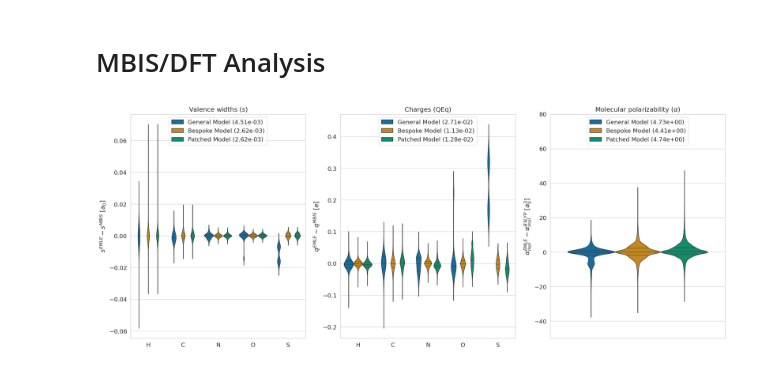
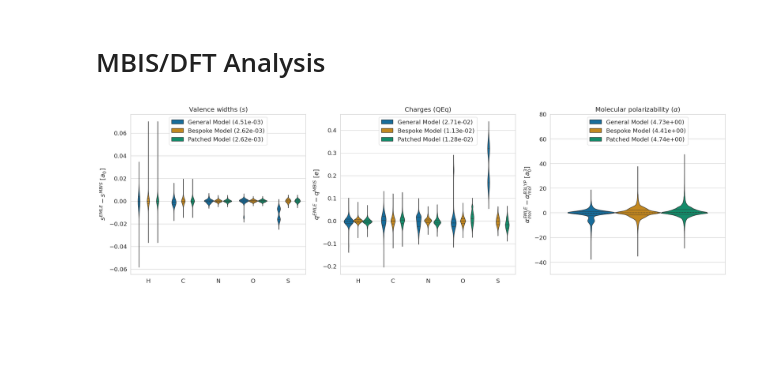
Before and after one commit to michellab/EMLE_HFE_SI, a Jupyter notebook: figures/model_performance/mbis_data/plot_mbis_qm_data.ipynb, the cells around one changed output. Saved outputs shown, nothing was run; the diff lists cells and outputs as text; code cells hidden in the pictures; blank space fills up the shorter version.

Commit message:
Update figures

```diff
--- a/figures/model_performance/mbis_data/plot_mbis_qm_data.ipynb
+++ b/figures/model_performance/mbis_data/plot_mbis_qm_data.ipynb
@@ -147,6 +147,7 @@ for model_name, model_path in models_dict.items():
         "q_core": q_core_emle.detach().numpy(),
         "q_val": q_val_emle.detach().numpy(),
         "alpha": alpha_emle,
+        "z": z.detach().numpy(),
     }
 
 # Save the dictionary to a file
@@ -250,0 +254,28 @@ plt.show()
+# %%
+q_core_dict = {
+    "H": q_core_ref[z == 1].detach().numpy(),
+    "C": q_core_ref[z == 6].detach().numpy(),
+    "N": q_core_ref[z == 7].detach().numpy(),
+    "O": q_core_ref[z == 8].detach().numpy(),
+    "S": q_core_ref[z == 16].detach().numpy(),
+}
+
+df = pd.DataFrame([(e, v) for e, vals in q_core_dict.items() for v in vals],
+                 columns=["Element", "Value"])
+
+sns.set(style="whitegrid", palette="colorblind", context="paper", font_scale=1.5)
+fig, axes = plt.subplots(2, 3, figsize=(20, 12))
+axes = axes.flatten()
+
+for idx, (ax, element) in enumerate(zip(axes, q_core_dict.keys())):
+    sns.violinplot(x="Element", y="Value", data=df[df["Element"] == element], ax=ax)
+    ax.set_title(f"$q_{{core}}^{{MBIS}}$ for {element}")
+    ax.set_xticks([])
+    ax.set_ylabel("$q_{{core}}^{{MBIS}}$ [e]" if idx % 3 == 0 else "")
+    ax.set_xlabel("")
+
+
+fig.delaxes(axes[-1])
+
+plt.tight_layout()
+plt.savefig("fig_q_core_distribution_violin.pdf", bbox_inches='tight', dpi=300)
@@ -302,7 +335,7 @@ for model_name, mbis in emle_mbis_dict.items():
     )
 
 df = pd.DataFrame(data)
-fig, axes = plt.subplots(1, 3, figsize=(20, 8))
+fig, axes = plt.subplots(1, 3, figsize=(20, 6))
 
 plot_configs = [
     ("S vs Sref", "Valence widths ($s$)", "$s^{EMLE}-s^{MBIS}$ [$a_0$]", "S"),
@@ -314,31 +347,31 @@ plot_configs = [
         "Polarizability",
     ),
 ]
 
 for ax, (type_, title, ylabel, rmse_key) in zip(axes, plot_configs):
     sns.violinplot(
         x="Atom",
         y="Difference",
         hue="Model",
         data=df[df["Type"] == type_],
         ax=ax,
         split=False,
         inner="quart",
         palette="colorblind",
     )
     ax.set_title(title)
     ax.set_ylabel(ylabel)
     ax.set_xlabel("")
 
     if type_ == "Polarizability":
         ax.set_xticklabels([])
         ax.set_ylim(-50, 80)
 
     handles, labels = ax.get_legend_handles_labels()
     new_labels = [f"{label} ({rmse_values[label][rmse_key]:.2e})" for label in labels]
     ax.legend(handles=handles, labels=new_labels, loc="upper center")
 
 plt.tight_layout()
 plt.savefig("fig_mbis_dft_analysis.pdf", dpi=300, bbox_inches="tight")
 # %% [output]
-[figure, old version]
+[figure, new version]
```
Also changed, not shown: parts of 2 cells of this notebook, 20 other files.
